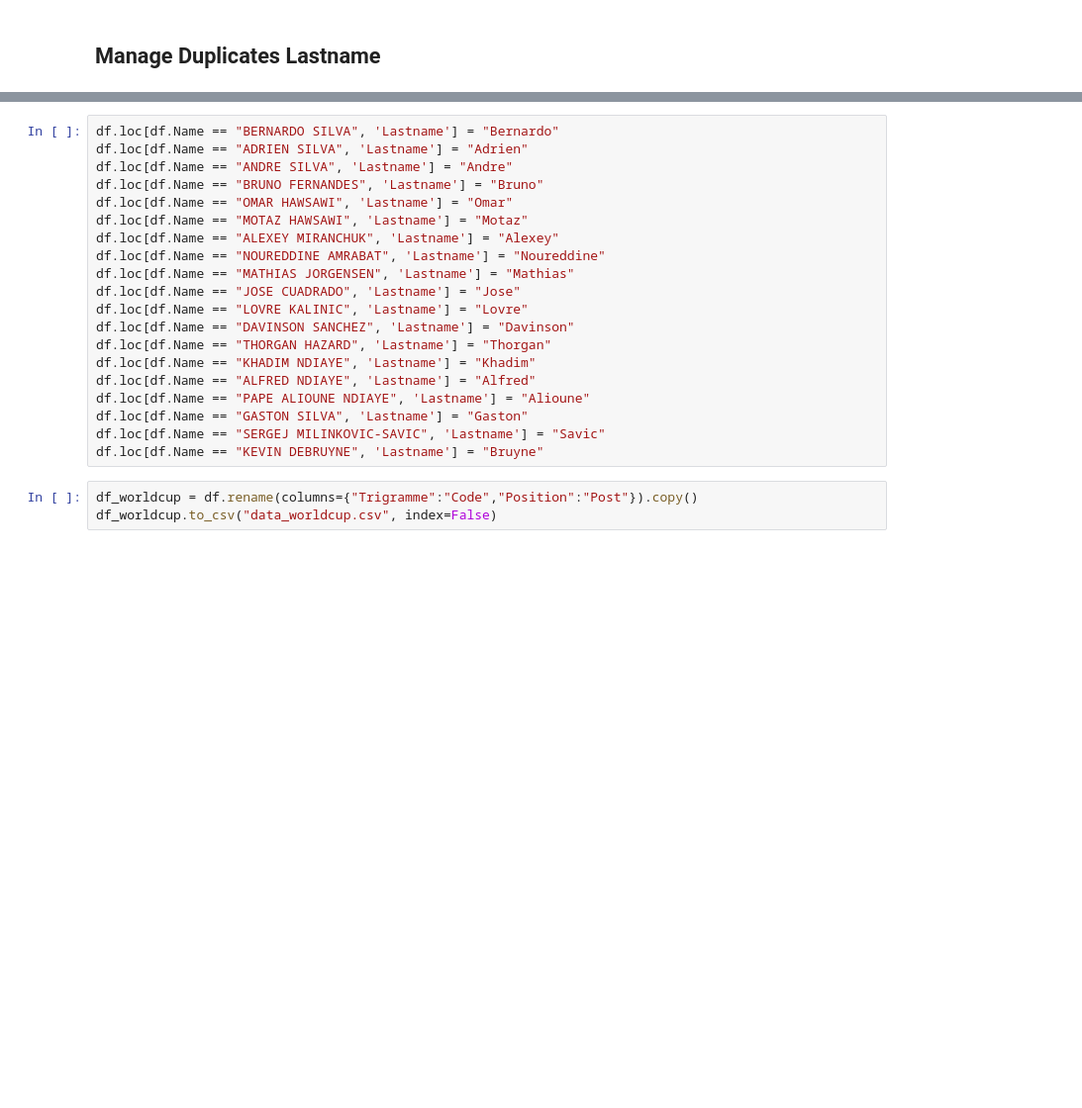
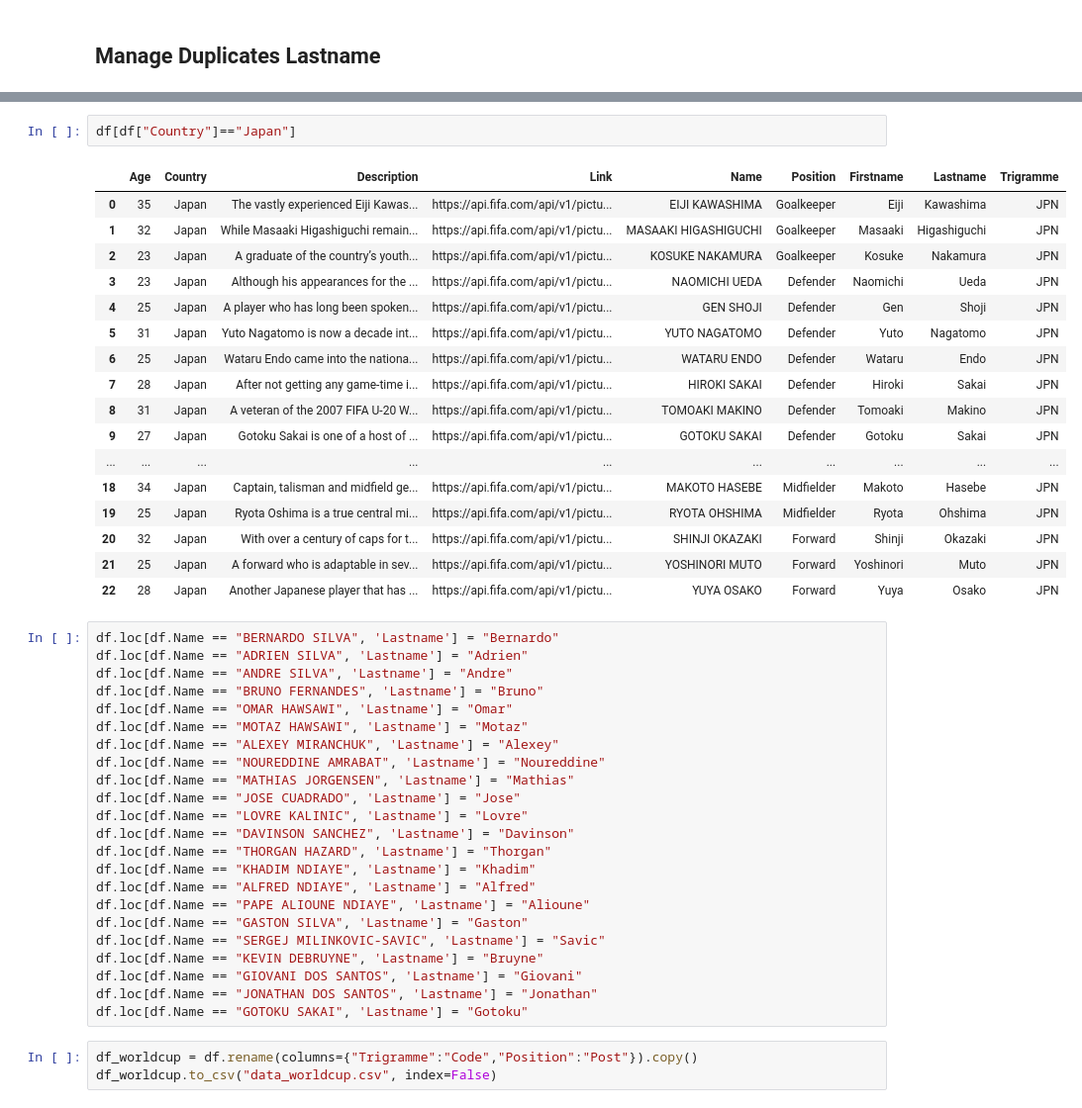
Before and after one commit to ClementTr/WorldCup_Dashboard, a Jupyter notebook: Crawler/Team_Crawler_Fifa.ipynb, the cells around one changed output, grey strips where cells are left out. Shown: that part at 99% size. Drawn from its saved outputs; the diff is of its cells as text; blank space fills up the shorter version.

```diff
--- a/Crawler/Team_Crawler_Fifa.ipynb
+++ b/Crawler/Team_Crawler_Fifa.ipynb
@@ -156,4 +156,24 @@ Tagliafico    2
 Name: Lastname, dtype: int64
+# %%
+df[df["Country"]=="Japan"]
+# %% [output]
+|  | Age | Country | Description | Link | Name | Position | Firstname | Lastname | Trigramme |
+| 0 | 35 | Japan | The vastly experienced Eiji Kawas... | https://api.fifa.com/api/v1/pictu... | EIJI KAWASHIMA | Goalkeeper | Eiji | Kawashima | JPN |
+| 1 | 32 | Japan | While Masaaki Higashiguchi remain... | https://api.fifa.com/api/v1/pictu... | MASAAKI HIGASHIGUCHI | Goalkeeper | Masaaki | Higashiguchi | JPN |
+| 2 | 23 | Japan | A graduate of the country’s youth... | https://api.fifa.com/api/v1/pictu... | KOSUKE NAKAMURA | Goalkeeper | Kosuke | Nakamura | JPN |
+| 3 | 23 | Japan | Although his appearances for the ... | https://api.fifa.com/api/v1/pictu... | NAOMICHI UEDA | Defender | Naomichi | Ueda | JPN |
+| 4 | 25 | Japan | A player who has long been spoken... | https://api.fifa.com/api/v1/pictu... | GEN SHOJI | Defender | Gen | Shoji | JPN |
+| 5 | 31 | Japan | Yuto Nagatomo is now a decade int... | https://api.fifa.com/api/v1/pictu... | YUTO NAGATOMO | Defender | Yuto | Nagatomo | JPN |
+| 6 | 25 | Japan | Wataru Endo came into the nationa... | https://api.fifa.com/api/v1/pictu... | WATARU ENDO | Defender | Wataru | Endo | JPN |
+| 7 | 28 | Japan | After not getting any game-time i... | https://api.fifa.com/api/v1/pictu... | HIROKI SAKAI | Defender | Hiroki | Sakai | JPN |
+| 8 | 31 | Japan | A veteran of the 2007 FIFA U-20 W... | https://api.fifa.com/api/v1/pictu... | TOMOAKI MAKINO | Defender | Tomoaki | Makino | JPN |
+| 9 | 27 | Japan | Gotoku Sakai is one of a host of ... | https://api.fifa.com/api/v1/pictu... | GOTOKU SAKAI | Defender | Gotoku | Sakai | JPN |
+| ... | ... | ... | ... | ... | ... | ... | ... | ... | ... |
+| 18 | 34 | Japan | Captain, talisman and midfield ge... | https://api.fifa.com/api/v1/pictu... | MAKOTO HASEBE | Midfielder | Makoto | Hasebe | JPN |
+| 19 | 25 | Japan | Ryota Oshima is a true central mi... | https://api.fifa.com/api/v1/pictu... | RYOTA OHSHIMA | Midfielder | Ryota | Ohshima | JPN |
+| 20 | 32 | Japan | With over a century of caps for t... | https://api.fifa.com/api/v1/pictu... | SHINJI OKAZAKI | Forward | Shinji | Okazaki | JPN |
+| 21 | 25 | Japan | A forward who is adaptable in sev... | https://api.fifa.com/api/v1/pictu... | YOSHINORI MUTO | Forward | Yoshinori | Muto | JPN |
+| 22 | 28 | Japan | Another Japanese player that has ... | https://api.fifa.com/api/v1/pictu... | YUYA OSAKO | Forward | Yuya | Osako | JPN |
 # %%
 df.loc[df.Name == "BERNARDO SILVA", 'Lastname'] = "Bernardo"
 df.loc[df.Name == "ADRIEN SILVA", 'Lastname'] = "Adrien"
@@ -174,6 +194,9 @@ df.loc[df.Name == "PAPE ALIOUNE NDIAYE", 'Lastname'] = "Alioune"
 df.loc[df.Name == "GASTON SILVA", 'Lastname'] = "Gaston"
 df.loc[df.Name == "SERGEJ MILINKOVIC-SAVIC", 'Lastname'] = "Savic"
 df.loc[df.Name == "KEVIN DEBRUYNE", 'Lastname'] = "Bruyne"
+df.loc[df.Name == "GIOVANI DOS SANTOS", 'Lastname'] = "Giovani"
+df.loc[df.Name == "JONATHAN DOS SANTOS", 'Lastname'] = "Jonathan"
+df.loc[df.Name == "GOTOKU SAKAI", 'Lastname'] = "Gotoku"
 # %%
 df_worldcup = df.rename(columns={"Trigramme":"Code","Position":"Post"}).copy()
 df_worldcup.to_csv("data_worldcup.csv", index=False)
```
Also changed, not shown: parts of 8 cells of this notebook, 8 other files.
